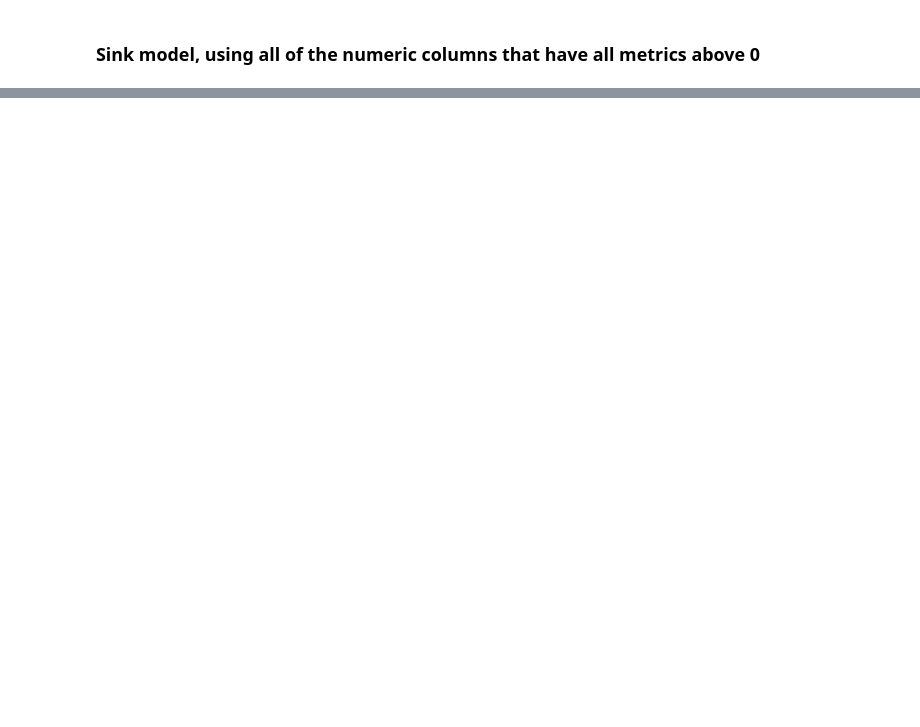
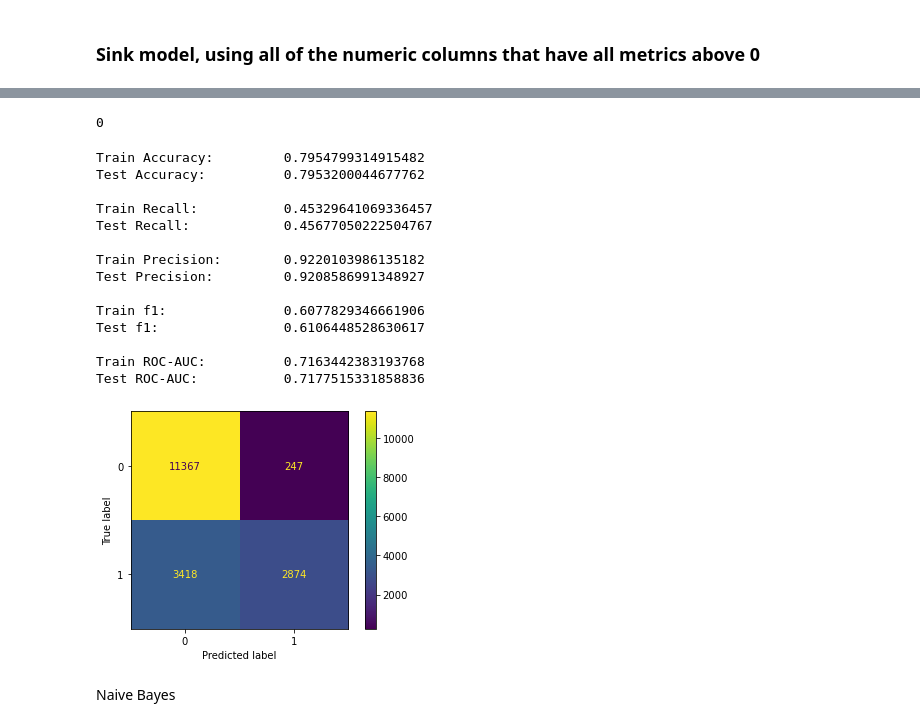
Before and after one commit to pjlannoo/StarVariabilityML, a Jupyter notebook: Notebooks/PhilWorkspace/WorkNotebook.ipynb, the cells around one changed output, grey strips where cells are left out. Cells and saved outputs as stored; diff of their text form; code cells hidden in the pictures; blank space fills up the shorter version.

```diff
--- a/Notebooks/PhilWorkspace/WorkNotebook.ipynb
+++ b/Notebooks/PhilWorkspace/WorkNotebook.ipynb
@@ -440 +758,32 @@ gridSearch.best_params_
+# %%
+x_test['AstroRefIndicator'].isna().sum()
+# %% [output]
+0
+# %%
+lg = Pipeline(steps=[
+    ('lg', LogisticRegression(max_iter=5000, random_state=42))
+])
+
+lg.fit(x_train[['AstroRefIndicator']], y_train)
+
+
+displayMetrics(lg, x_train[['AstroRefIndicator']], x_test[['AstroRefIndicator']], y_train, y_test)
+# %% [output]
+Train Accuracy:         0.7954799314915482
+Test Accuracy:          0.7953200044677762
+
+Train Recall:           0.45329641069336457
+Test Recall:            0.45677050222504767
+
+Train Precision:        0.9220103986135182
+Test Precision:         0.9208586991348927
+
+Train f1:               0.6077829346661906
+Test f1:                0.6106448528630617
+
+Train ROC-AUC:          0.7163442383193768
+Test ROC-AUC:           0.7177515331858836
+[figure, added]
+# %% [markdown]
+Naive Bayes
 # %%
```
Also changed, not shown: parts of 39 cells of this notebook, 1 other file.
